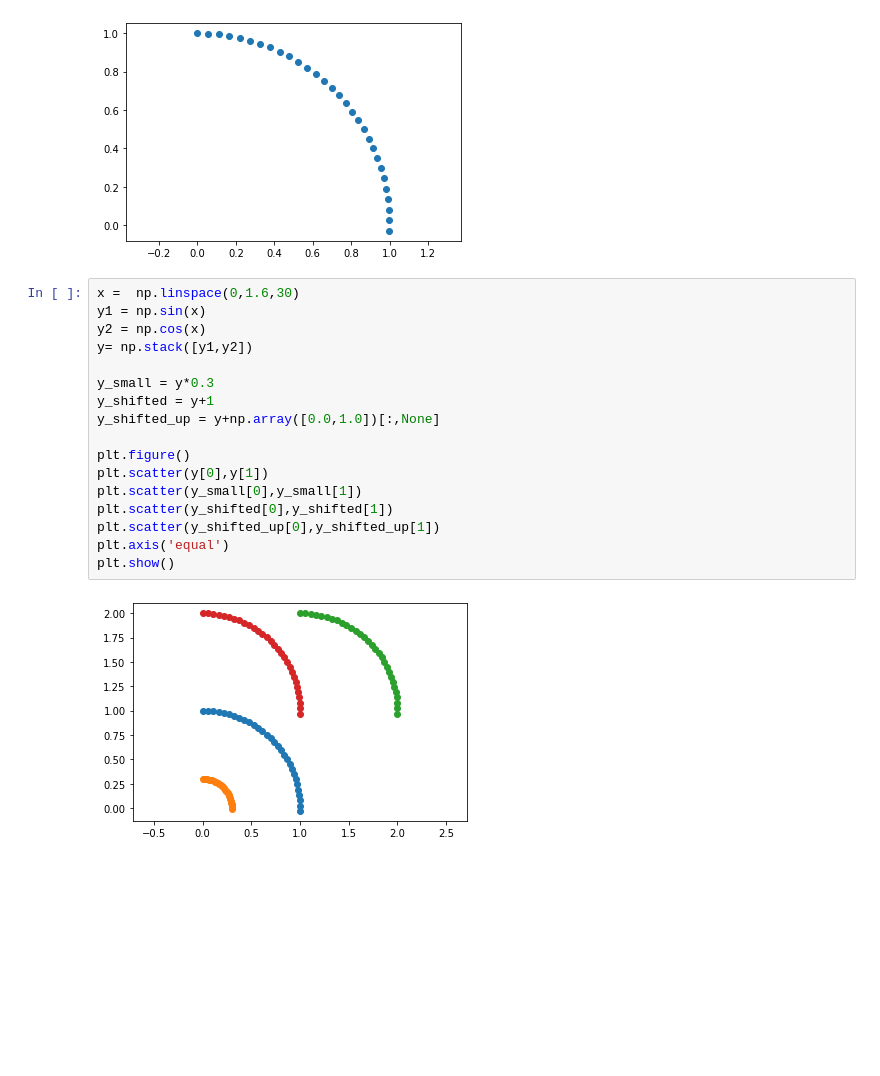
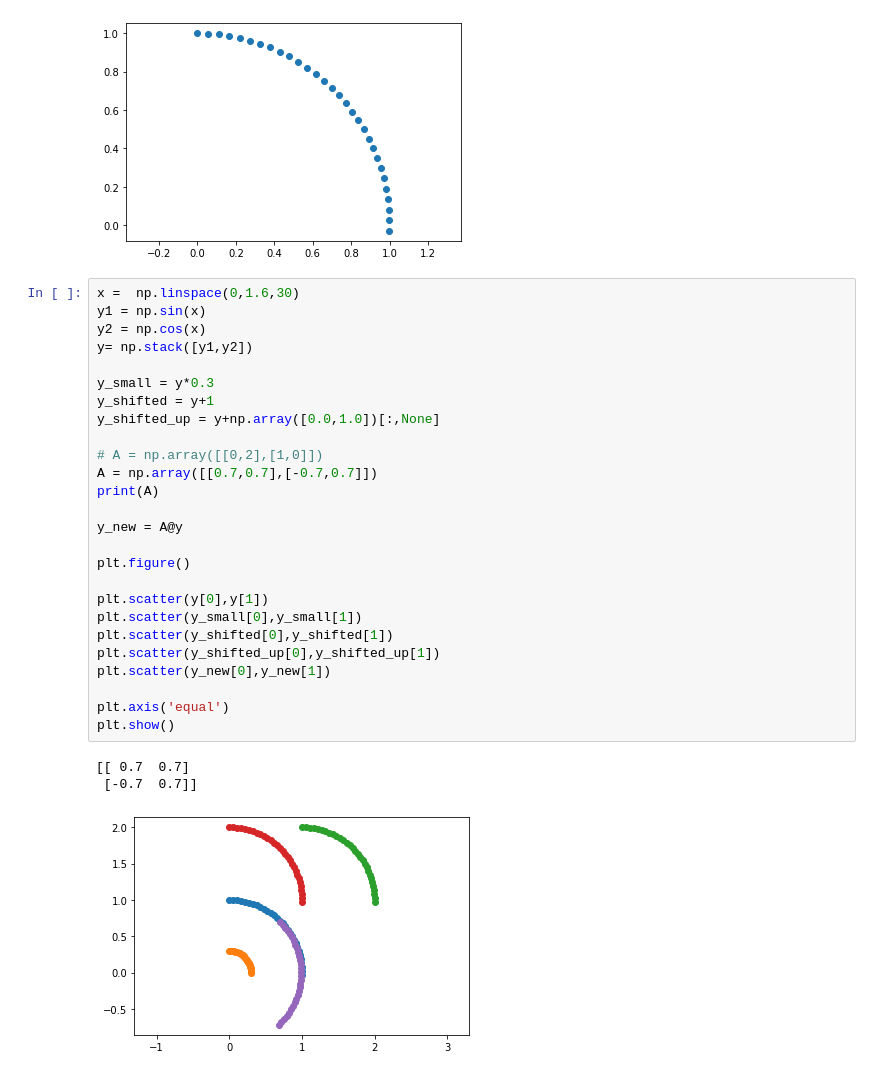
Before and after one commit to bosunKwak/Brno_Machine-Learning, a Jupyter notebook: python_for_ML2.ipynb, the cells around one changed output. Drawn from its saved outputs; the diff is of its cells as text; blank space fills up the shorter version.

```diff
--- a/python_for_ML2.ipynb
+++ b/python_for_ML2.ipynb
@@ -70,19 +70,30 @@ plt.show()
 # %%
 x =  np.linspace(0,1.6,30)
 y1 = np.sin(x)
 y2 = np.cos(x)
 y= np.stack([y1,y2])
 
 y_small = y*0.3
 y_shifted = y+1
 y_shifted_up = y+np.array([0.0,1.0])[:,None]
 
+# A = np.array([[0,2],[1,0]])
+A = np.array([[0.7,0.7],[-0.7,0.7]])
+print(A)
+
+y_new = A@y
+
 plt.figure()
+
 plt.scatter(y[0],y[1])
 plt.scatter(y_small[0],y_small[1])
 plt.scatter(y_shifted[0],y_shifted[1])
 plt.scatter(y_shifted_up[0],y_shifted_up[1])
+plt.scatter(y_new[0],y_new[1])
+
 plt.axis('equal')
 plt.show()
 # %% [output]
+[[ 0.7  0.7]
+ [-0.7  0.7]]
-[figure, old version]
+[figure, new version]
```
